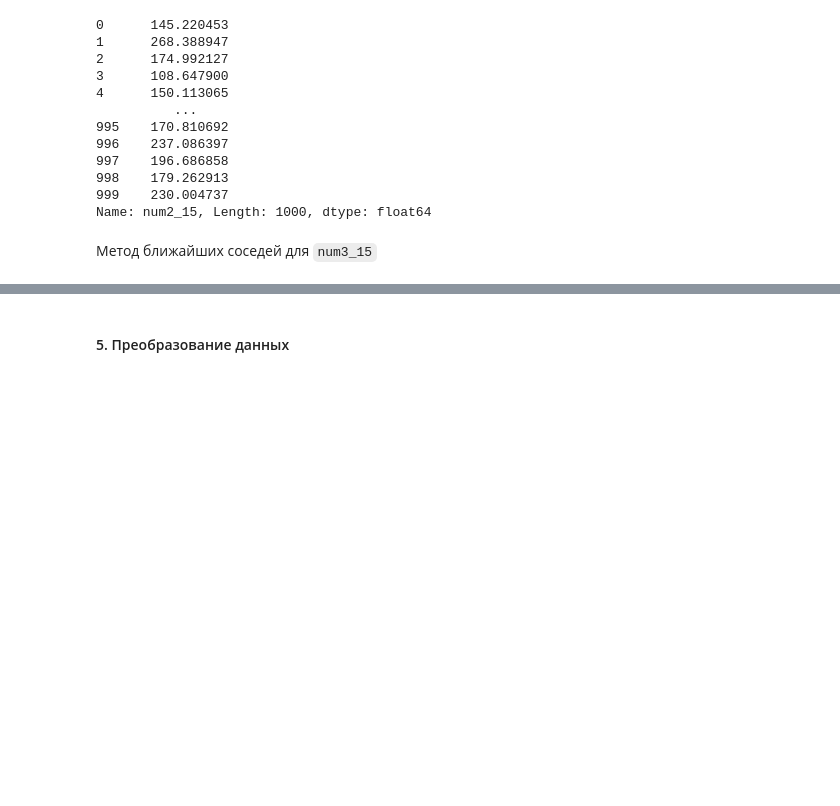
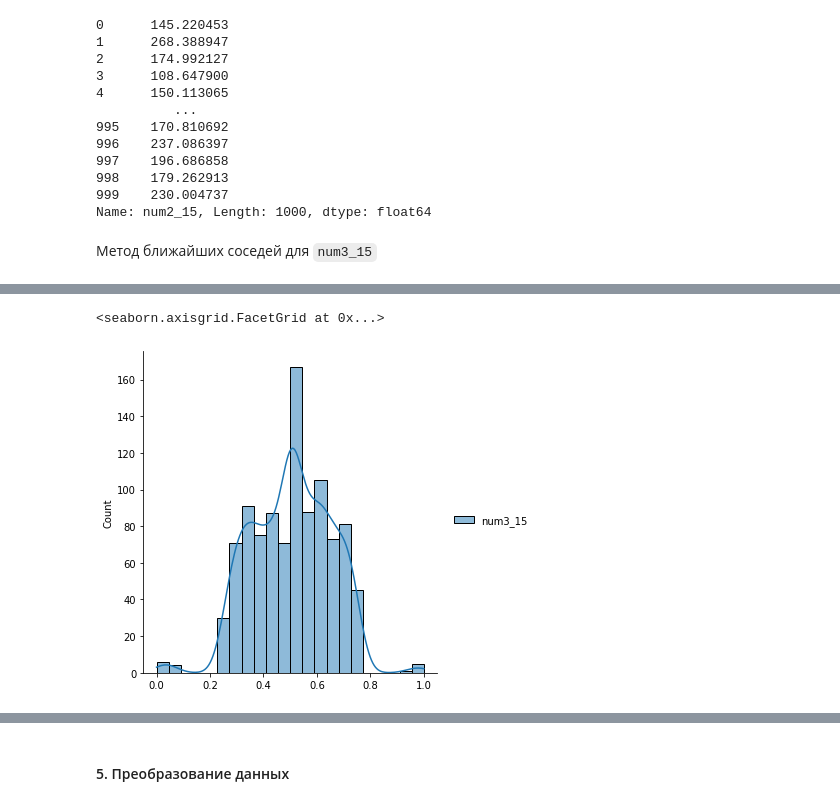
Before and after one commit to prekel/MSO, a Jupyter notebook: Lab02/Lab02.ipynb, the cells around one changed output, grey strips where cells are left out. Saved outputs shown, nothing was run; the diff lists cells and outputs as text; code cells hidden in the pictures; blank space fills up the shorter version.

```diff
--- a/Lab02/Lab02.ipynb
+++ b/Lab02/Lab02.ipynb
@@ -366,3 +355,8 @@ Name: num3_15_scaled, Length: 1000, dtype: float64
+# %%
+sns.displot(data=[data['num3_15']], kde=True)
+# %% [output]
+<seaborn.axisgrid.FacetGrid at 0x...>
+[figure, added]
 # %%
 sns.displot(data=data, kde=True)
 # %% [output]
```
Also changed, not shown: parts of 18 cells of this notebook.
